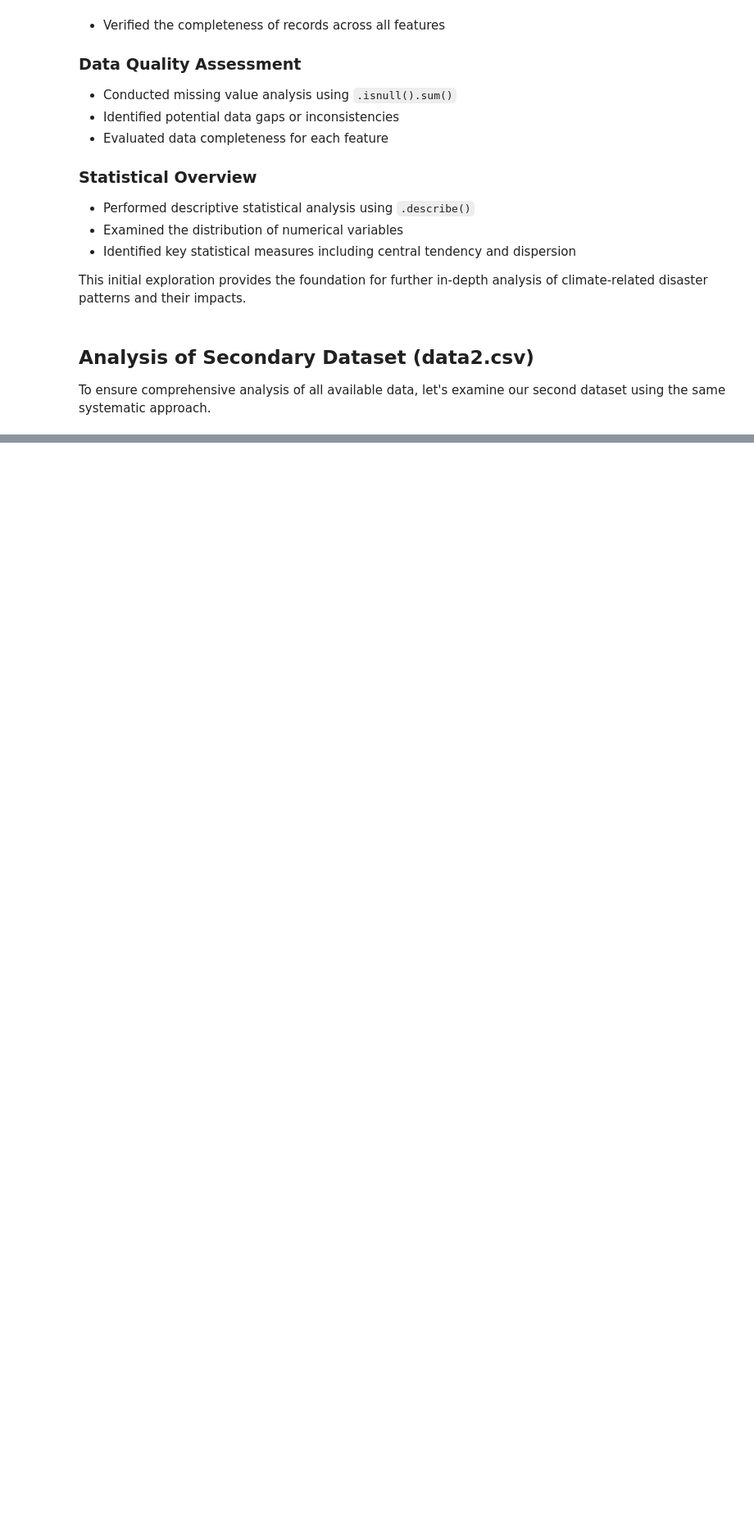
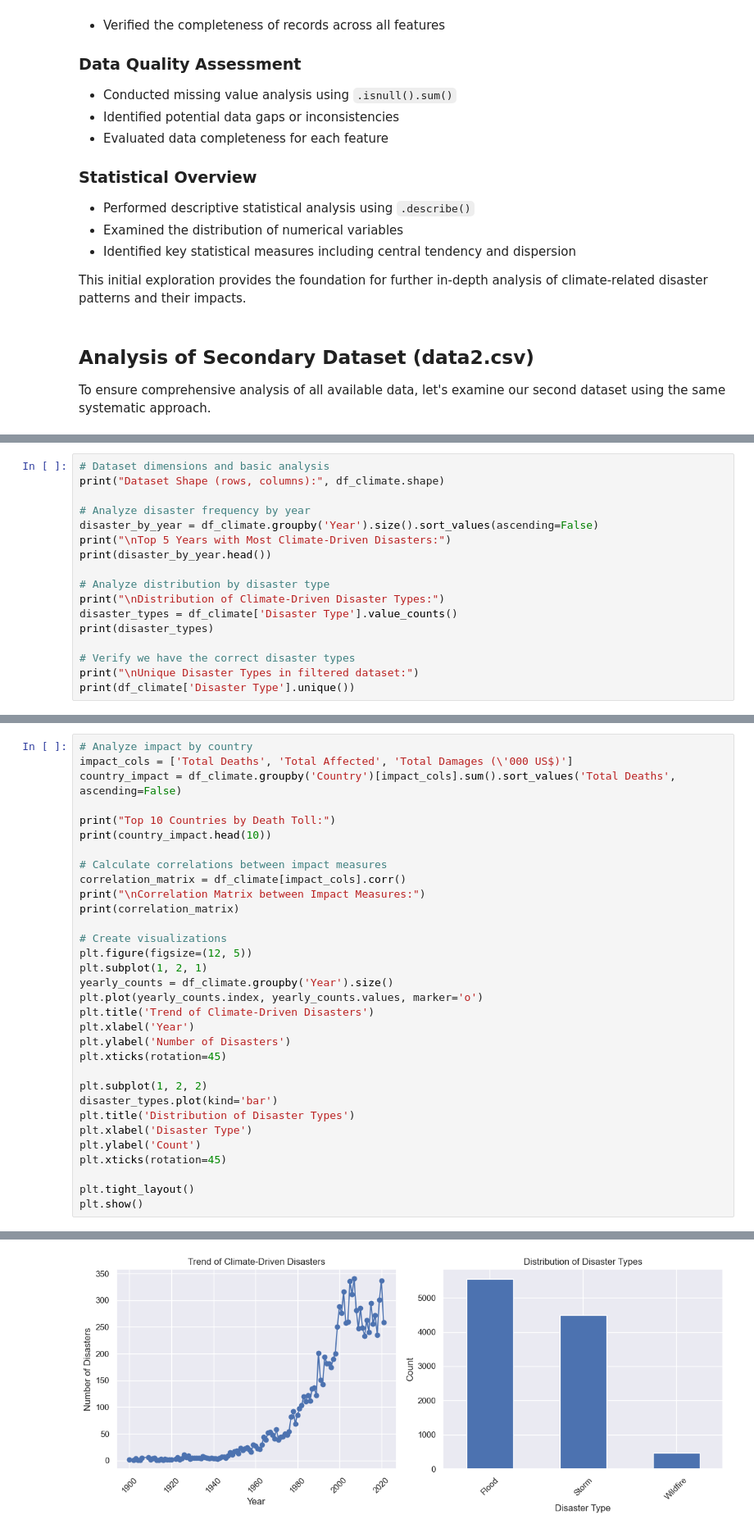
Before and after one commit to AdwaithCM/Climate-Risk-, a Jupyter notebook: Climate_Risk_Analysis.ipynb, the cells around one changed output, grey strips where cells are left out. Shown at 82% size. Cells and saved outputs as stored; diff of their text form; blank space fills up the shorter version.

```diff
--- a/Climate_Risk_Analysis.ipynb
+++ b/Climate_Risk_Analysis.ipynb
@@ -228,0 +847,17 @@ display(df2.describe())
+# %%
+# Dataset dimensions and basic analysis
+print("Dataset Shape (rows, columns):", df_climate.shape)
+
+# Analyze disaster frequency by year
+disaster_by_year = df_climate.groupby('Year').size().sort_values(ascending=False)
+print("\nTop 5 Years with Most Climate-Driven Disasters:")
+print(disaster_by_year.head())
+
+# Analyze distribution by disaster type
+print("\nDistribution of Climate-Driven Disaster Types:")
+disaster_types = df_climate['Disaster Type'].value_counts()
+print(disaster_types)
+
+# Verify we have the correct disaster types
+print("\nUnique Disaster Types in filtered dataset:")
+print(df_climate['Disaster Type'].unique())
@@ -228,0 +885,33 @@ display(df2.describe())
+# %%
+# Analyze impact by country
+impact_cols = ['Total Deaths', 'Total Affected', 'Total Damages (\'000 US$)']
+country_impact = df_climate.groupby('Country')[impact_cols].sum().sort_values('Total Deaths', ascending=False)
+
+print("Top 10 Countries by Death Toll:")
+print(country_impact.head(10))
+
+# Calculate correlations between impact measures
+correlation_matrix = df_climate[impact_cols].corr()
+print("\nCorrelation Matrix between Impact Measures:")
+print(correlation_matrix)
+
+# Create visualizations
+plt.figure(figsize=(12, 5))
+plt.subplot(1, 2, 1)
+yearly_counts = df_climate.groupby('Year').size()
+plt.plot(yearly_counts.index, yearly_counts.values, marker='o')
+plt.title('Trend of Climate-Driven Disasters')
+plt.xlabel('Year')
+plt.ylabel('Number of Disasters')
+plt.xticks(rotation=45)
+
+plt.subplot(1, 2, 2)
+disaster_types.plot(kind='bar')
+plt.title('Distribution of Disaster Types')
+plt.xlabel('Disaster Type')
+plt.ylabel('Count')
+plt.xticks(rotation=45)
+
+plt.tight_layout()
+plt.show()
+# %% [output]
@@ -228,0 +935 @@ display(df2.describe())
+[figure, added]
```
Also changed, not shown: parts of 54 cells of this notebook.
